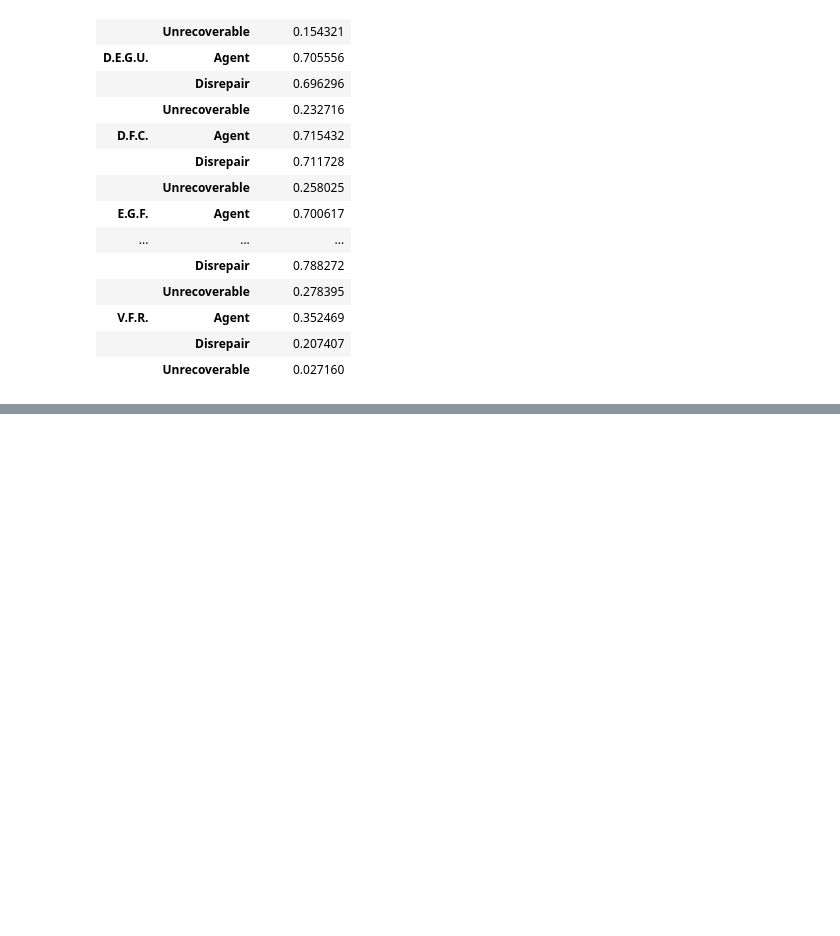
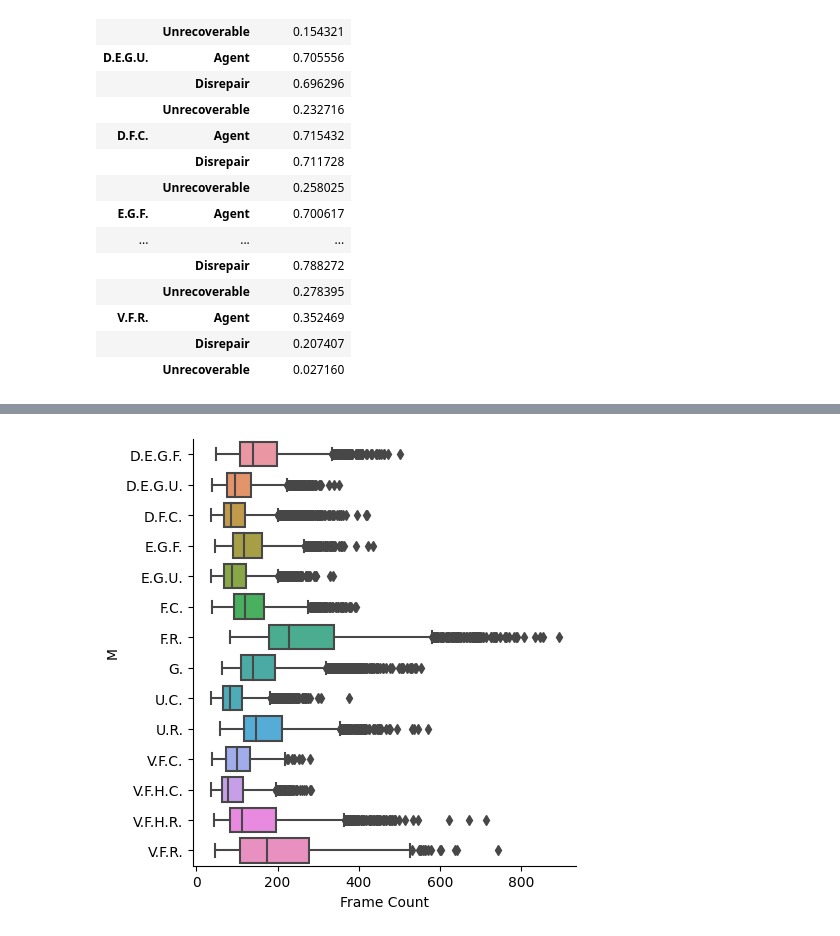
Before and after one commit to DIRECTLab/Multi_Agents_Area_Exploration, a Jupyter notebook: data_analysis/plots.ipynb, the cells around one changed output, grey strips where cells are left out. Cells and saved outputs as stored; diff of their text form; code cells hidden in the pictures; blank space fills up the shorter version.

```diff
--- a/data_analysis/plots.ipynb
+++ b/data_analysis/plots.ipynb
@@ -264,4 +253,3 @@ sns.pairplot( hue="Success", data=df_end.sample(df_end.shape[0]//10))
 # %%
-
-df_end = df_end[df_end['Success'] == True]
-df_end
+# save only the success
+df_end_success = df_end[df_end['Success'] == True]
@@ -283,4 +256,6 @@ Categories (14, object): ['D. E. G. F.', 'D. E. G. U.', 'D. F. C.', 'E. G. F.',
 # %%
-sns.catplot(y="M", x="Frame Count", kind="box", data=df_end)
+sns.catplot(y="M", x="Frame Count", kind="box", data=df_end_success)
 plt.savefig(f"{root_directory}/data_analysis/plots/boxplot_frame_count.png")
+# %% [output]
+[figure, added]
 # %%
```
Also changed, not shown: parts of 23 cells of this notebook, 1 other file.
